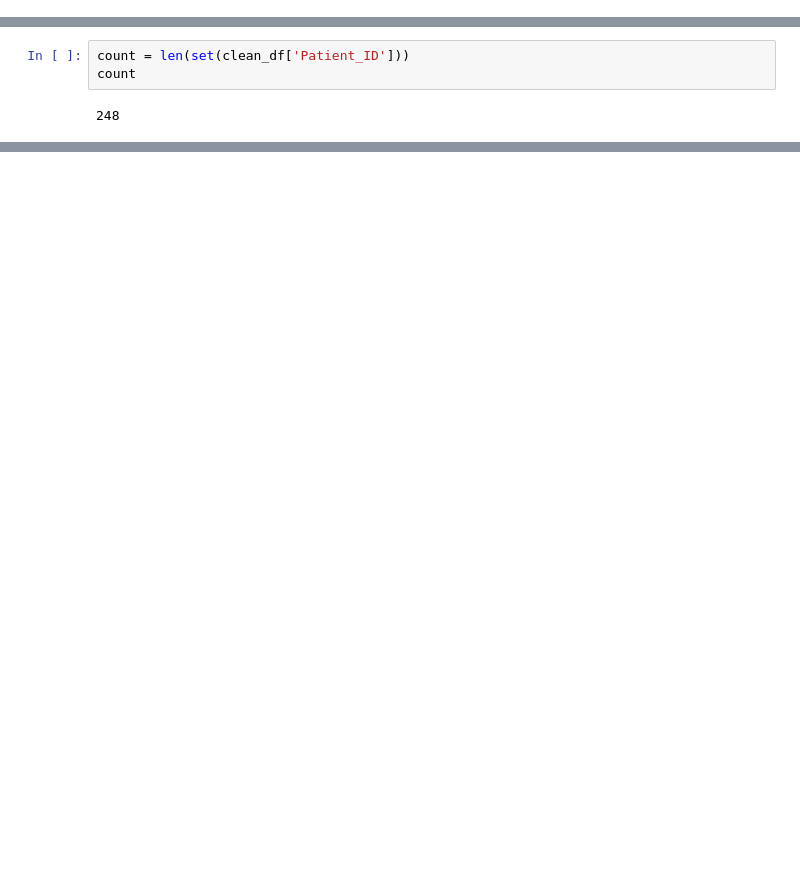
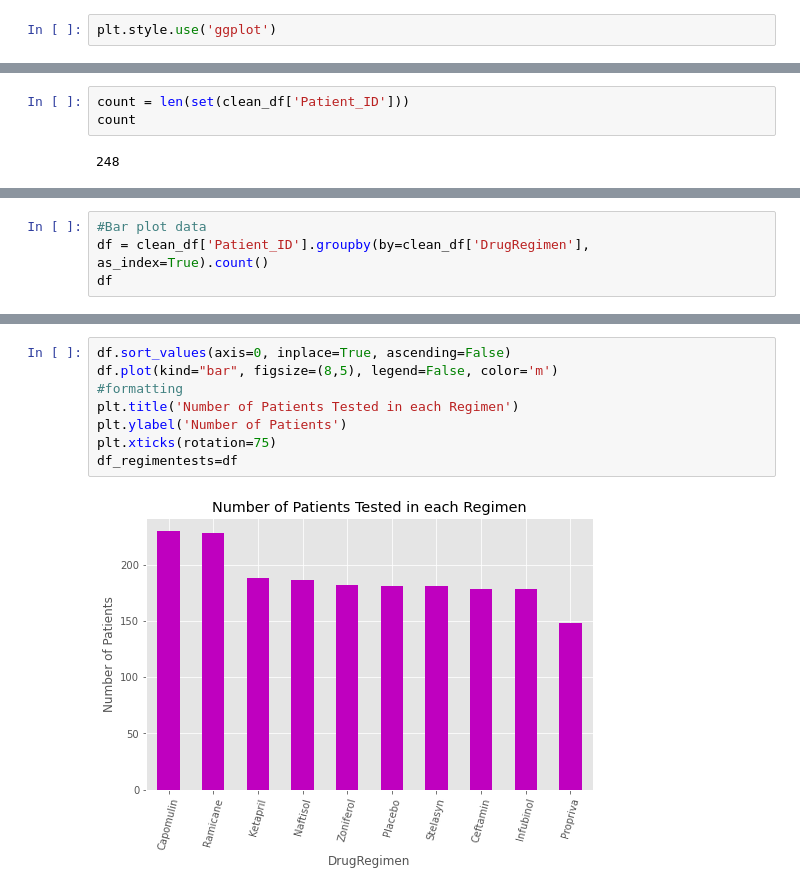
Before and after one commit to citizendez/PharmaDataAnalysis, a Jupyter notebook: PharmaDataAnalysis.ipynb, the cells around one changed output, grey strips where cells are left out. Drawn from its saved outputs; the diff is of its cells as text; blank space fills up the shorter version.

Commit message:
building visualization for data

```diff
--- a/PharmaDataAnalysis.ipynb
+++ b/PharmaDataAnalysis.ipynb
@@ -6,0 +10,2 @@ from scipy.stats import linregress
+# %%
+plt.style.use('ggplot')
@@ -98,0 +145,4 @@ count
+# %%
+#Bar plot data
+df = clean_df['Patient_ID'].groupby(by=clean_df['DrugRegimen'], as_index=True).count()
+df
@@ -98,0 +162,10 @@ count
+# %%
+df.sort_values(axis=0, inplace=True, ascending=False)
+df.plot(kind="bar", figsize=(8,5), legend=False, color='m')
+#formatting
+plt.title('Number of Patients Tested in each Regimen')
+plt.ylabel('Number of Patients')
+plt.xticks(rotation=75)
+df_regimentests=df
+# %% [output]
+[figure, added]
```
Also changed, not shown: parts of 23 cells of this notebook.
